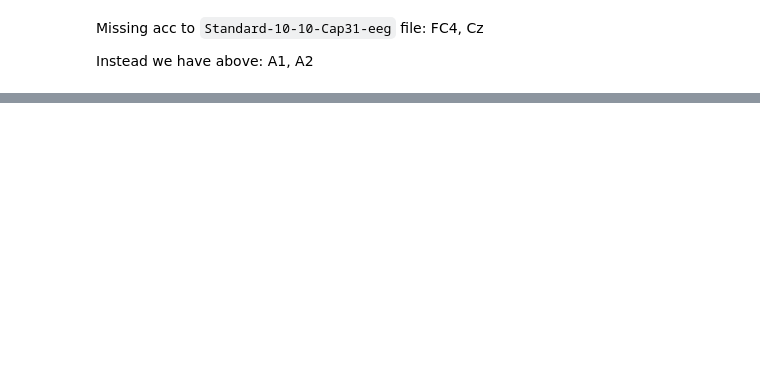
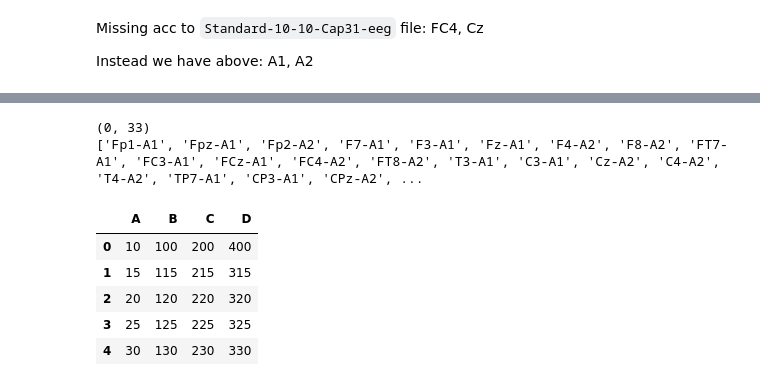
Before and after one commit to erlahrafnkels/DepEEG, a Jupyter notebook: Notebooks/data_exploration.ipynb, the cells around one changed output, grey strips where cells are left out. Saved outputs shown, nothing was run; the diff lists cells and outputs as text; code cells hidden in the pictures; blank space fills up the shorter version.

```diff
--- a/Notebooks/data_exploration.ipynb
+++ b/Notebooks/data_exploration.ipynb
@@ -100,0 +137,25 @@ data_s5.head()
+# %%
+# Let's start by investigating only one subject
+pd.set_option('display.max_columns', None)
+file = root + 'Data/tDCS_EEG_data/S36_/S36-post/S36_Post_EC1_EEG.txt'
+data_s1 = pd.read_csv(file, sep='\t', nrows=0)
+print(data_s1.shape)
+data_s1.head()
+print(list(data_s1))
+# %% [output]
+(0, 33)
+['Fp1-A1', 'Fpz-A1', 'Fp2-A2', 'F7-A1', 'F3-A1', 'Fz-A1', 'F4-A2', 'F8-A2', 'FT7-A1', 'FC3-A1', 'FCz-A1', 'FC4-A2', 'FT8-A2', 'T3-A1', 'C3-A1', 'Cz-A2', 'C4-A2', 'T4-A2', 'TP7-A1', 'CP3-A1', 'CPz-A2', ...
+# %%
+stock_returns = pd.DataFrame([[10,100,200, 400],
+                             [15, 115, 215, 315],
+                             [20,120, 220, 320],
+                             [25,125,225, 325],
+                             [30,130,230, 330]], columns=['A', 'B', 'C', 'D'])
+stock_returns
+# %% [output]
+|  | A | B | C | D |
+| 0 | 10 | 100 | 200 | 400 |
+| 1 | 15 | 115 | 215 | 315 |
+| 2 | 20 | 120 | 220 | 320 |
+| 3 | 25 | 125 | 225 | 325 |
+| 4 | 30 | 130 | 230 | 330 |
```
Also changed, not shown: parts of 16 cells of this notebook, 3 other files.
